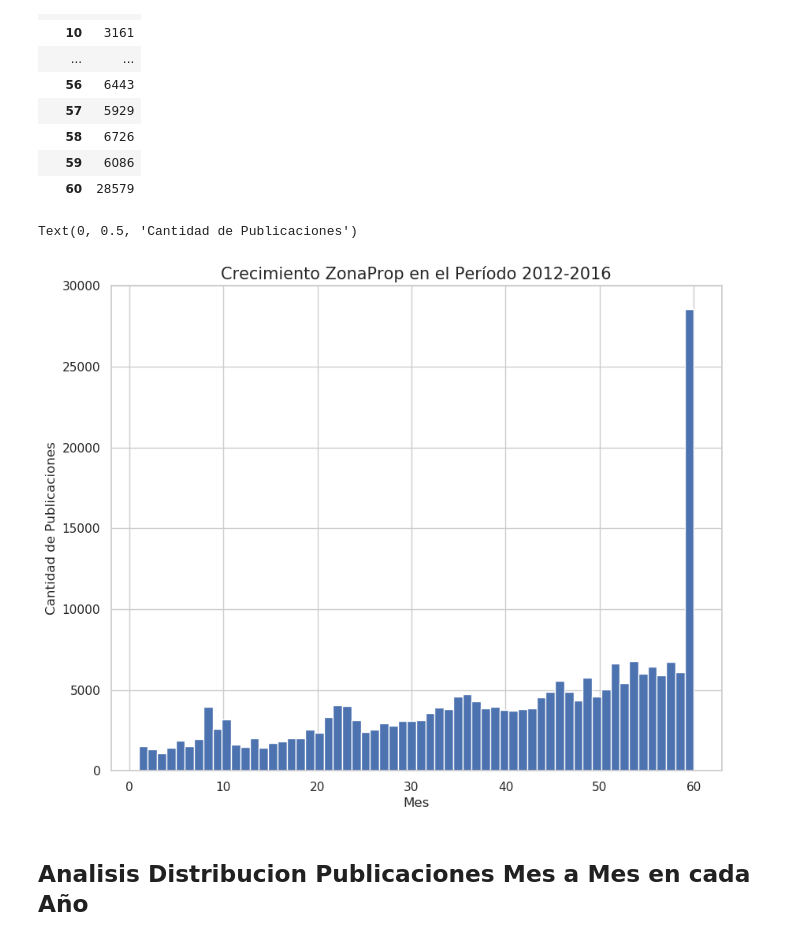
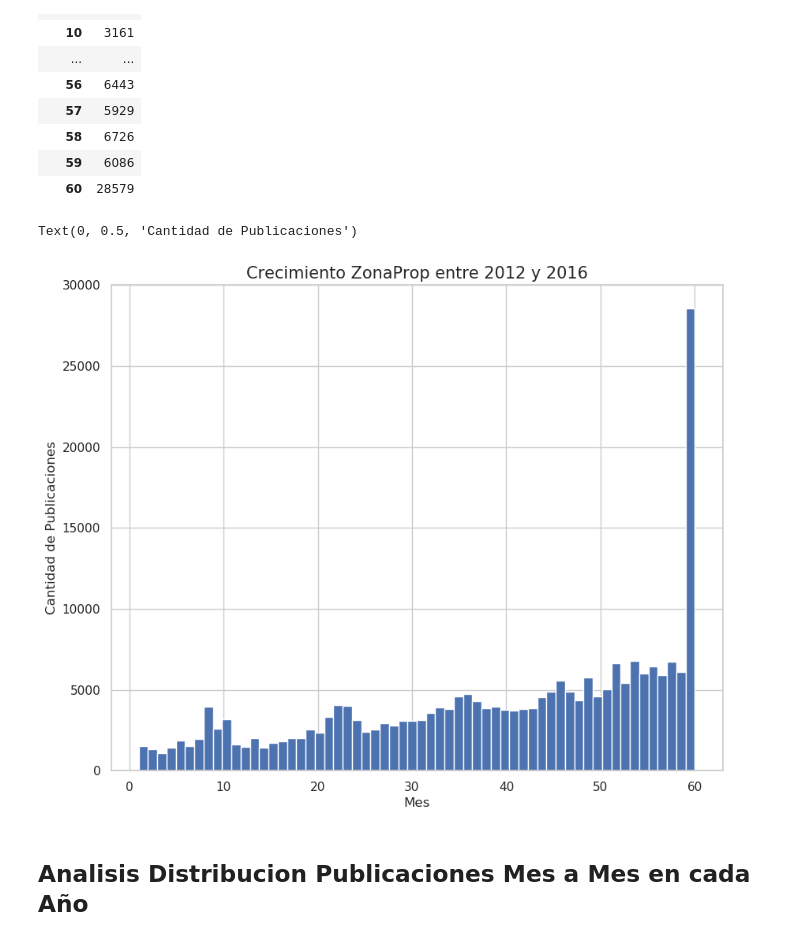
Before and after one commit to sebapenna/OrganizacionDeDatos, a Jupyter notebook: Analisis Fecha Publicaciones.ipynb, the cells around one changed output. Saved outputs shown, nothing was run; the diff lists cells and outputs as text; code cells hidden in the pictures.

```diff
--- a/Analisis Fecha Publicaciones.ipynb
+++ b/Analisis Fecha Publicaciones.ipynb
@@ -111,12 +111,13 @@ periods.groupby('fecha').size().to_frame()
 | 60 | 28579 |
 # %%
 periods.hist(bins=60)
-plt.title("Crecimiento ZonaProp en el Período 2012-2016", fontsize = 15)
+plt.title("Crecimiento ZonaProp entre 2012 y 2016", fontsize = 15)
+plt.xticks(ticks=np.arange(0,65,10))
 plt.xlabel("Mes", fontsize = 12)
 plt.ylabel("Cantidad de Publicaciones", fontsize = 12)
 # %% [output]
 Text(0, 0.5, 'Cantidad de Publicaciones')
-[figure, old version]
+[figure, new version]
 # %% [markdown]
 ## Analisis Distribucion Publicaciones Mes a Mes en cada Año
 # %%
```
Also changed, not shown: parts of 9 cells of this notebook.
